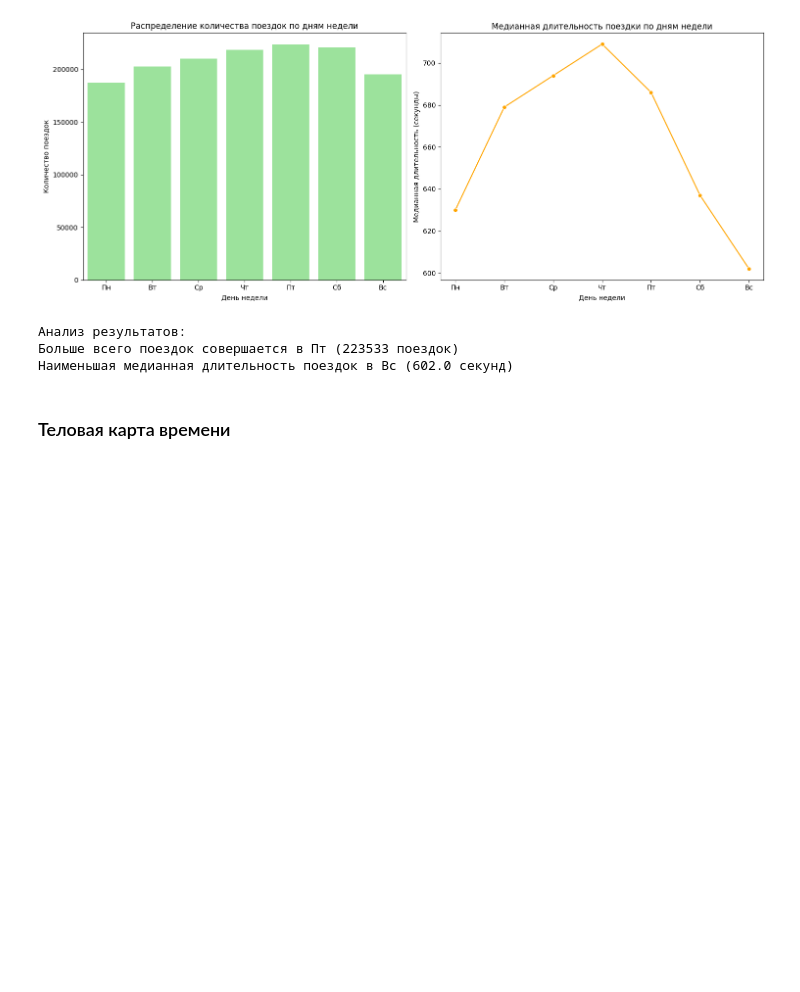
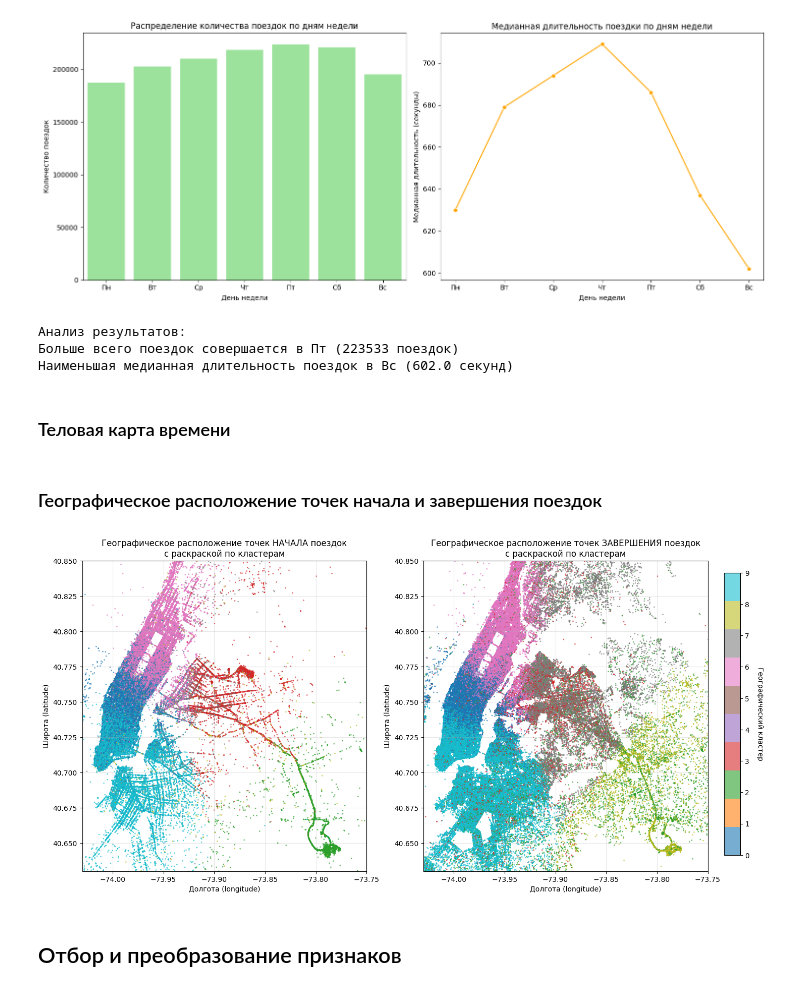
Before and after one commit to UlyanaGru/duration_taxiride, a Jupyter notebook: duration_taxiride.ipynb, the cells around one changed output. Cells and saved outputs as stored; diff of their text form; code cells hidden in the pictures; blank space fills up the shorter version.

```diff
--- a/duration_taxiride.ipynb
+++ b/duration_taxiride.ipynb
@@ -706,3 +706,52 @@ min_day = pivot_table.columns[min_coords[1][0]]
 print("Анализ тепловой карты:")
 print(f"Самая высокая медианная длительность: {max_duration:.0f} сек в {max_hour}:00 {weekday_names[max_day]}")
 print(f"Самая низкая медианная длительность: {min_duration:.0f} сек в {min_hour}:00 {weekday_names[min_day]}")
+# %% [markdown]
+### Географическое расположение точек начала и завершения поездок
+# %%
+#Устанавливаем границы Нью-Йорка
+city_long_border = (-74.03, -73.75)
+city_lat_border = (40.63, 40.85)
+#Создаем графики
+fig, axes = plt.subplots(1, 2, figsize=(16, 8))
+#Диаграмма рассеяния точек начала поездок
+scatter1 = axes[0].scatter(
+    taxi_data['pickup_longitude'],
+    taxi_data['pickup_latitude'],
+    c=taxi_data['geo_cluster'],
+    cmap='tab10',
+    s=1,  #уменьшаем размер точек
+    alpha=0.6
+)
+axes[0].set_xlim(city_long_border)
+axes[0].set_ylim(city_lat_border)
+axes[0].set_title('Географическое расположение точек НАЧАЛА поездок\nс раскраской по кластерам', fontsize=12)
+axes[0].set_xlabel('Долгота (longitude)')
+axes[0].set_ylabel('Широта (latitude)')
+axes[0].grid(True, alpha=0.3)
+
+#Диаграмма рассеяния точек завершения поездок
+scatter2 = axes[1].scatter(
+    taxi_data['dropoff_longitude'],
+    taxi_data['dropoff_latitude'],
+    c=taxi_data['geo_cluster'],
+    cmap='tab10',
+    s=1,  #уменьшаем размер точек
+    alpha=0.6
+)
+axes[1].set_xlim(city_long_border)
+axes[1].set_ylim(city_lat_border)
+axes[1].set_title('Географическое расположение точек ЗАВЕРШЕНИЯ поездок\nс раскраской по кластерам', fontsize=12)
+axes[1].set_xlabel('Долгота (longitude)')
+axes[1].set_ylabel('Широта (latitude)')
+axes[1].grid(True, alpha=0.3)
+#Добавляем цветовую легенду на отдельной оси
+cbar_ax = fig.add_axes([0.92, 0.15, 0.02, 0.7])  # [left, bottom, width, height]
+cbar = fig.colorbar(scatter1, cax=cbar_ax)
+cbar.set_label('Географический кластер', rotation=270, labelpad=20)
+plt.subplots_adjust(right=0.9)  #оставляем место для colorbar
+plt.show()
+# %% [output]
+[figure, added]
+# %% [markdown]
+## Отбор и преобразование признаков
```
